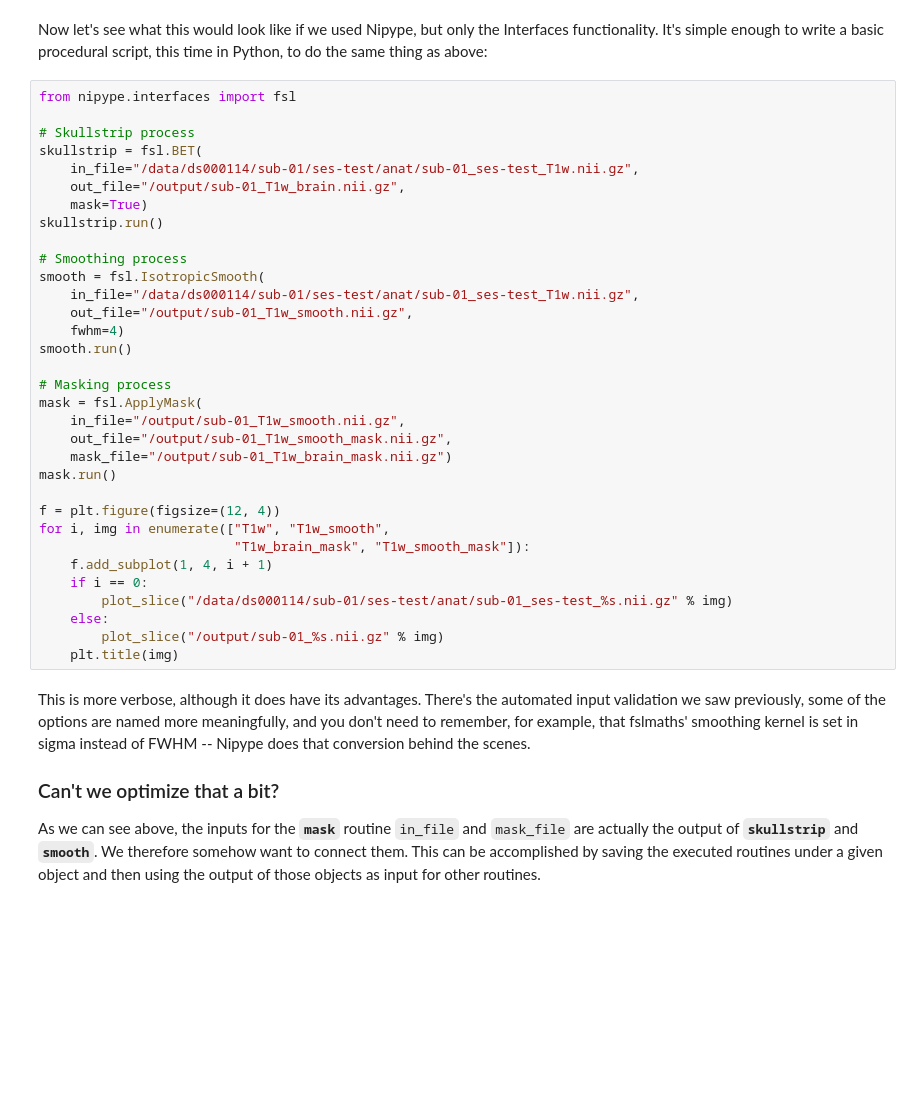
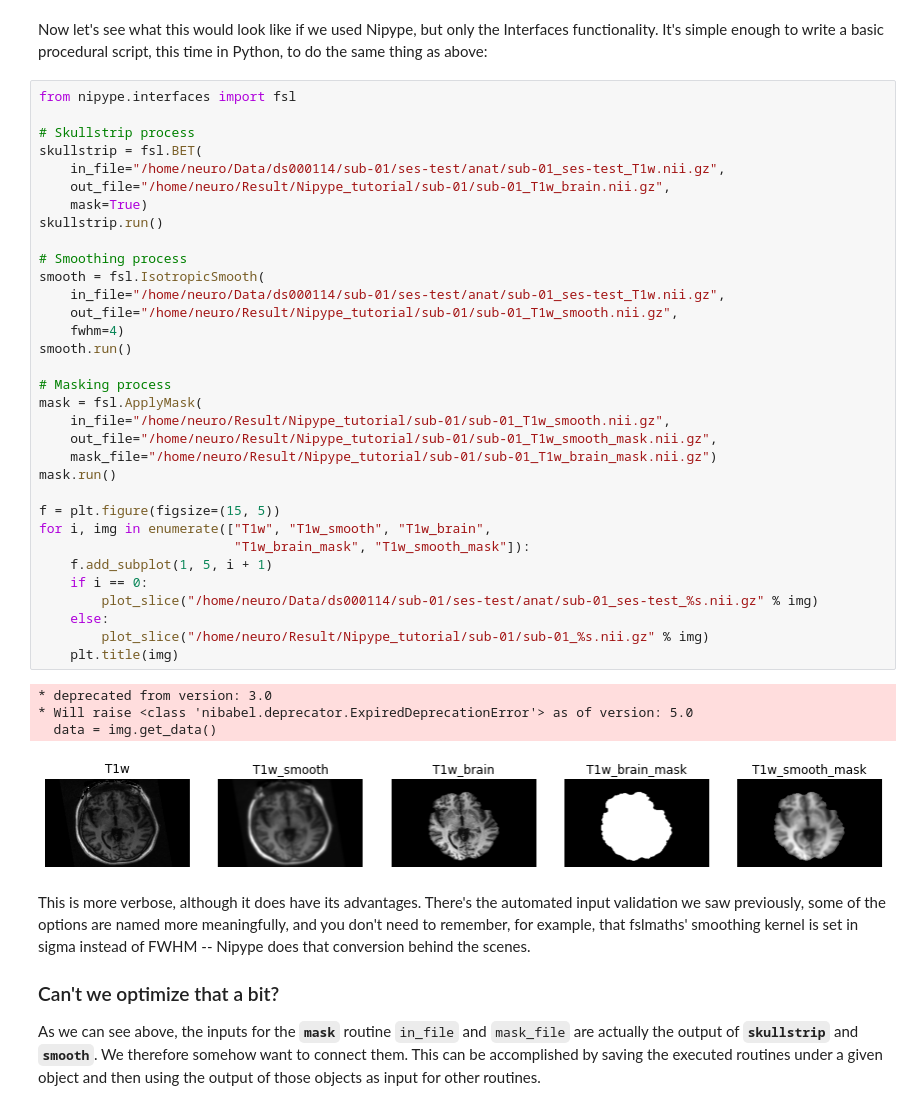
Before and after one commit to siyunb/Mount_Code, a Jupyter notebook: Nipype_tutorial/notebooks/basic_workflow.ipynb, the cells around one changed output. Saved outputs shown, nothing was run; the diff lists cells and outputs as text; blank space fills up the shorter version.

```diff
--- a/Nipype_tutorial/notebooks/basic_workflow.ipynb
+++ b/Nipype_tutorial/notebooks/basic_workflow.ipynb
@@ -101,36 +101,41 @@ Now let's see what this would look like if we used Nipype, but only the Interfac
 # %%
 from nipype.interfaces import fsl
 
 # Skullstrip process
 skullstrip = fsl.BET(
-    in_file="/data/ds000114/sub-01/ses-test/anat/sub-01_ses-test_T1w.nii.gz",
-    out_file="/output/sub-01_T1w_brain.nii.gz",
+    in_file="/home/neuro/Data/ds000114/sub-01/ses-test/anat/sub-01_ses-test_T1w.nii.gz",
+    out_file="/home/neuro/Result/Nipype_tutorial/sub-01/sub-01_T1w_brain.nii.gz",
     mask=True)
 skullstrip.run()
 
 # Smoothing process
 smooth = fsl.IsotropicSmooth(
-    in_file="/data/ds000114/sub-01/ses-test/anat/sub-01_ses-test_T1w.nii.gz",
-    out_file="/output/sub-01_T1w_smooth.nii.gz",
+    in_file="/home/neuro/Data/ds000114/sub-01/ses-test/anat/sub-01_ses-test_T1w.nii.gz",
+    out_file="/home/neuro/Result/Nipype_tutorial/sub-01/sub-01_T1w_smooth.nii.gz",
     fwhm=4)
 smooth.run()
 
 # Masking process
 mask = fsl.ApplyMask(
-    in_file="/output/sub-01_T1w_smooth.nii.gz",
-    out_file="/output/sub-01_T1w_smooth_mask.nii.gz",
-    mask_file="/output/sub-01_T1w_brain_mask.nii.gz")
+    in_file="/home/neuro/Result/Nipype_tutorial/sub-01/sub-01_T1w_smooth.nii.gz",
+    out_file="/home/neuro/Result/Nipype_tutorial/sub-01/sub-01_T1w_smooth_mask.nii.gz",
+    mask_file="/home/neuro/Result/Nipype_tutorial/sub-01/sub-01_T1w_brain_mask.nii.gz")
 mask.run()
 
-f = plt.figure(figsize=(12, 4))
-for i, img in enumerate(["T1w", "T1w_smooth",
+f = plt.figure(figsize=(15, 5))
+for i, img in enumerate(["T1w", "T1w_smooth", "T1w_brain",
                          "T1w_brain_mask", "T1w_smooth_mask"]):
-    f.add_subplot(1, 4, i + 1)
+    f.add_subplot(1, 5, i + 1)
     if i == 0:
-        plot_slice("/data/ds000114/sub-01/ses-test/anat/sub-01_ses-test_%s.nii.gz" % img)
+        plot_slice("/home/neuro/Data/ds000114/sub-01/ses-test/anat/sub-01_ses-test_%s.nii.gz" % img)
     else:
-        plot_slice("/output/sub-01_%s.nii.gz" % img)
+        plot_slice("/home/neuro/Result/Nipype_tutorial/sub-01/sub-01_%s.nii.gz" % img)
     plt.title(img)
+# %% [output]
+* deprecated from version: 3.0
+* Will raise <class 'nibabel.deprecator.ExpiredDeprecationError'> as of version: 5.0
+  data = img.get_data()
+[figure, added]
 # %% [markdown]
 This is more verbose, although it does have its advantages. There's the automated input validation we saw previously, some of the options are named more meaningfully, and you don't need to remember, for example, that fslmaths' smoothing kernel is set in sigma instead of FWHM -- Nipype does that conversion behind the scenes.
 
```
Also changed, not shown: parts of 22 cells of this notebook, 1 other file.
